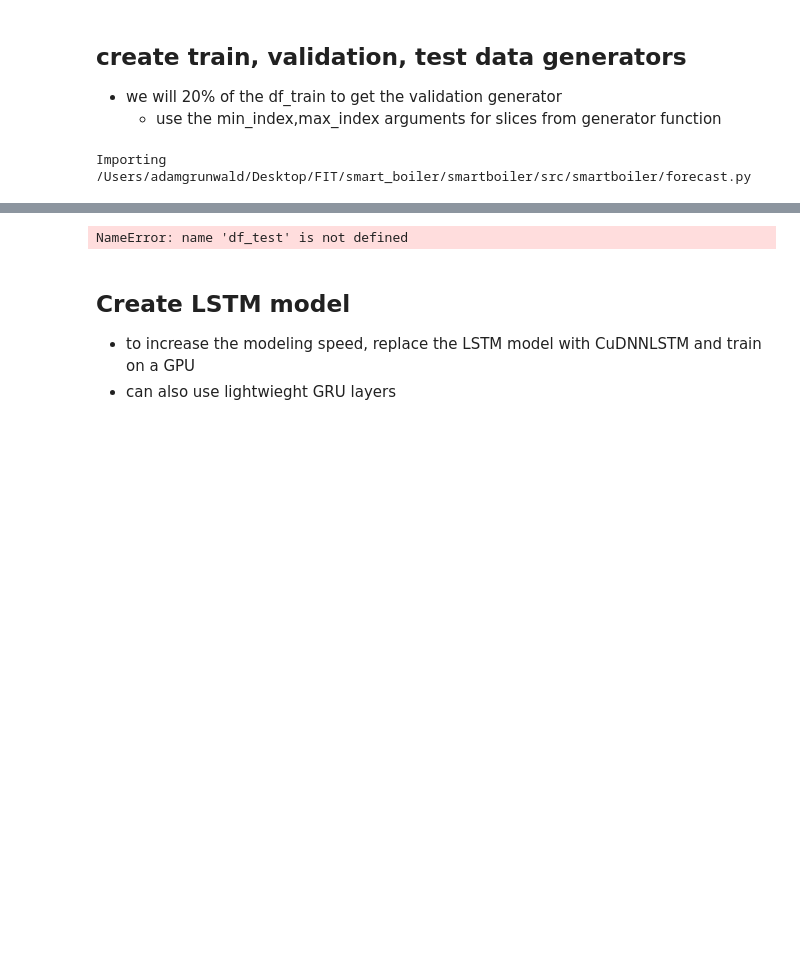
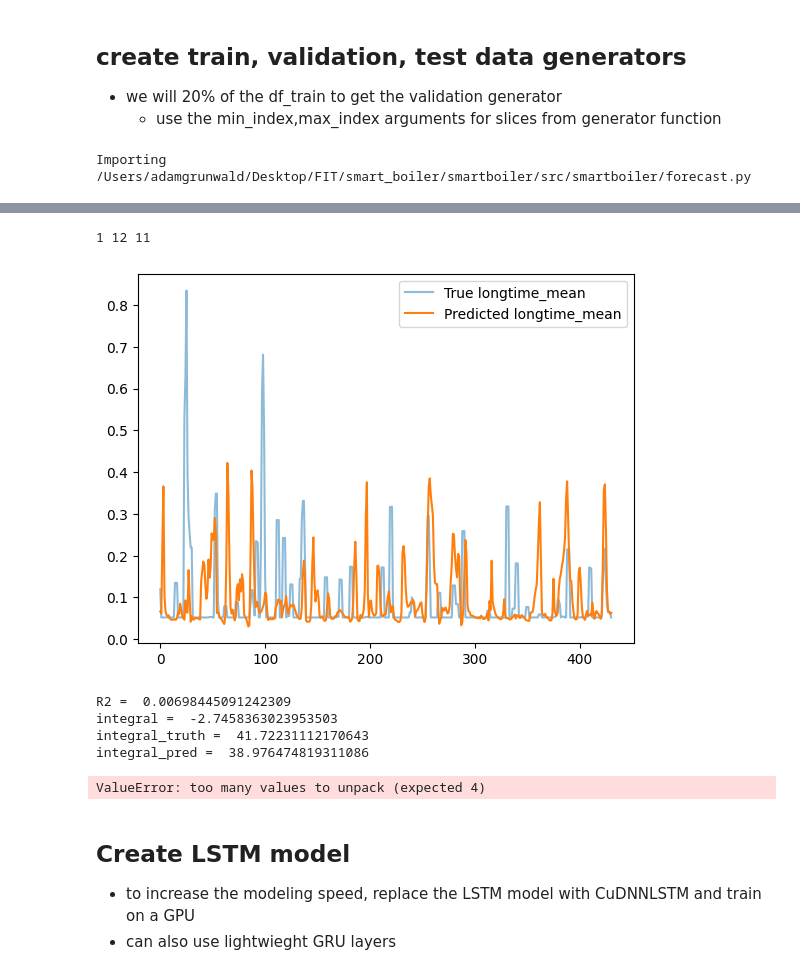
Before and after one commit to grinwi/smartboiler, a Jupyter notebook: src/smartboiler/lstm_example_with_multivariate_time_series 2.ipynb, the cells around one changed output, grey strips where cells are left out. Saved outputs shown, nothing was run; the diff lists cells and outputs as text; code cells hidden in the pictures; blank space fills up the shorter version.

```diff
--- a/src/smartboiler/lstm_example_with_multivariate_time_series 2.ipynb
+++ b/src/smartboiler/lstm_example_with_multivariate_time_series 2.ipynb
@@ -452,14 +447,16 @@ df_test_direct = forecast.dataHandler.get_data_for_prediction(left_test, right_t
 # %%
+
+left_test = datetime(2023,12,15)
+right_test = datetime(2024,3,1)
+
 from sklearn.metrics import mean_squared_error
 from scipy import stats
 import matplotlib.pyplot as plt
-# df_test,_ = dataHandler.get_data_for_training_model(left_time_interval=datetime(2024, 3, 1, 0, 0, 0, 0), right_time_interval=datetime(2024, 3, 16, 0, 0, 0, 0))
+
+df_test_direct = forecast.dataHandler.get_data_for_prediction(left_test, right_test)
 df_test_norm = df_test_direct.copy()
-
-
-# df_train_norm.loc[:,predicted_column:] = scaler.fit_transform(df_train.loc[:,predicted_column:])
-# df_test_norm.loc[:,predicted_column:] = scaler.transform(df_test.loc[:,predicted_column:])
-df_test_norm[df_test_direct.columns] = forecast.scaler.transform(df_test_direct)
+df_test_norm = df_test.copy()
+df_test_norm[df_test_norm.columns] = forecast.scaler.transform(df_test_norm)
 
 test_gen = forecast.mul_generator(dataframe = df_test_norm,
                      target_names = predicted_columns,
@@ -507,36 +504,42 @@ y_pred_inv_df = y_pred_inv_df.dropna()
 
 
 for i in range(num_targets):
 
     plt.figure()
-    plt.plot(y_pred_inv_df['truth'], label=f'True {predicted_columns[i]}', alpha=0.5)
-    plt.plot(y_pred_inv_df['longtime_mean'], label=f'Predicted {predicted_columns[i]}')
+    plt.plot(y_pred_inv_df['truth'][:], label=f'True {predicted_columns[i]}', alpha=0.5)
+    plt.plot(y_pred_inv_df['longtime_mean'][:], label=f'Predicted {predicted_columns[i]}')
     plt.legend()
     plt.show()
     slope, intercept, r_value, p_value, std_err = stats.linregress(x=y_pred_inv_df['longtime_mean'],y=y_pred_inv_df['truth'])
     # mse = mean_squared_error(y_true=y_truth_curr, y_pred=y_pred_curr, squared=True)
     # rmse = mean_squared_error(y_true=y_truth_curr, y_pred=y_pred_curr, squared=False)
 
 
     print('R2 = ',r_value*r_value)
     # print('mse = ',mse)
     # print('rmse = ',rmse)
     #print integral of y_pred_curr - y_truth_curr
     print('integral = ',np.trapz(y_pred_inv_df['truth'] - y_pred_inv_df['longtime_mean']))
     print('integral_truth = ',np.trapz(y_pred_inv_df['longtime_mean']))
     print('integral_pred = ',np.trapz(y_pred_inv_df['truth']))
 
 
 slope, intercept, r_value, p_value, std_err = stats.linregress(x=y_pred,y=y_truth)
 mse = mean_squared_error(y_true=y_truth, y_pred=y_pred, squared=True)
 rmse = mean_squared_error(y_true=y_truth, y_pred=y_pred, squared=False)
 
 
 print('R2 = ',r_value*r_value)
 print('mse = ',mse)
 print('rmse = ',rmse)
 # %% [output]
-NameError: name 'df_test' is not defined
+1 12 11
+[figure, added]
+R2 =  0.00698445091242309
+integral =  -2.7458363023953503
+integral_truth =  41.72231112170643
+integral_pred =  38.976474819311086
+ValueError: too many values to unpack (expected 4)
 # %%
 
 from pytz import utc
```
Also changed, not shown: parts of 13 cells of this notebook.
